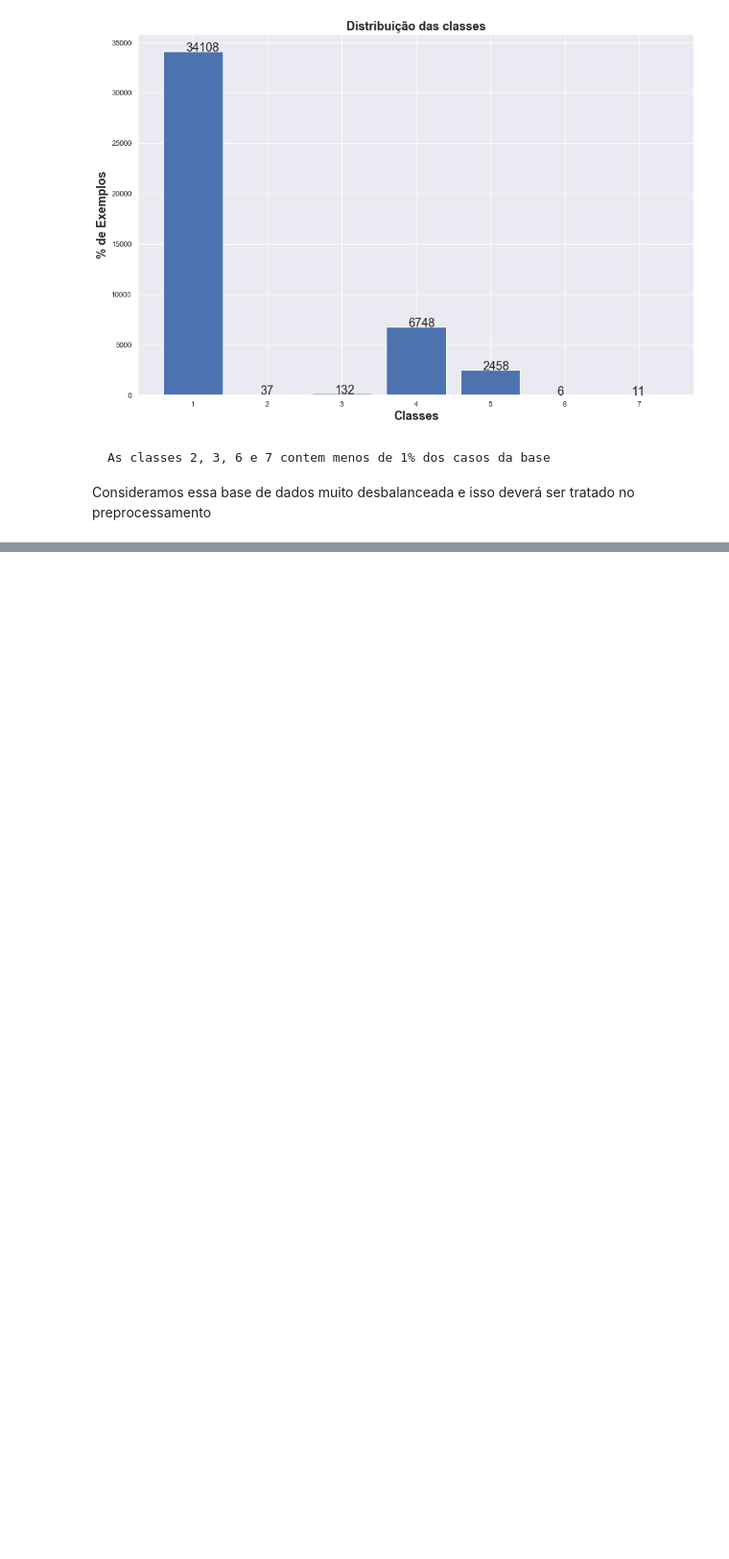
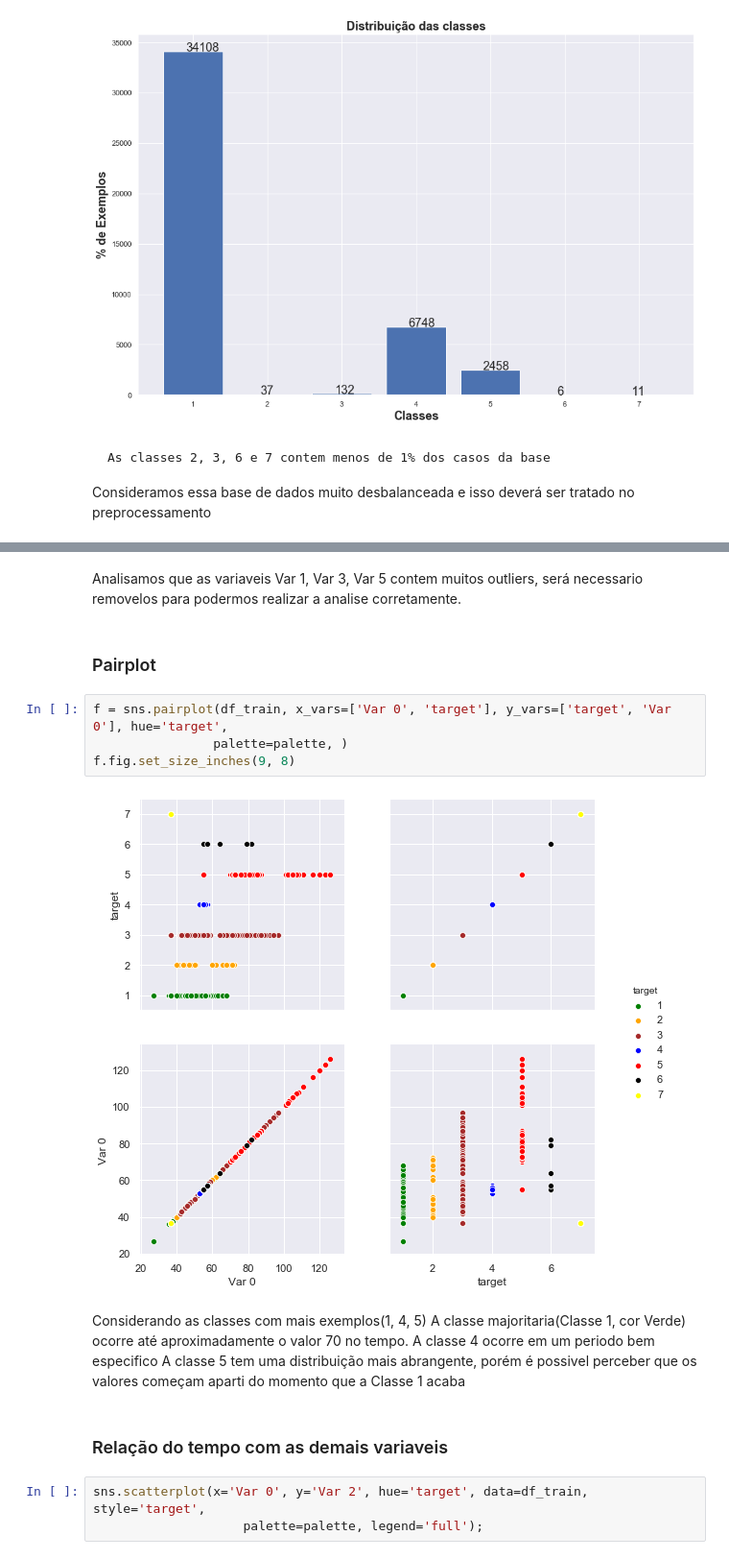
Before and after one commit to Fillipedem/UCI-Statlog-Shuttle, a Jupyter notebook: eda.ipynb, the cells around one changed output, grey strips where cells are left out. Shown at 96% size. Drawn from its saved outputs; the diff is of its cells as text; blank space fills up the shorter version.

```diff
--- a/eda.ipynb
+++ b/eda.ipynb
@@ -66,0 +82,20 @@ dist[1]
+# %% [markdown]
+Analisamos que as variaveis Var 1, Var 3, Var 5 contem muitos outliers, será necessario removelos para podermos realizar a analise corretamente.
+# %% [markdown]
+### Pairplot
+# %%
+f = sns.pairplot(df_train, x_vars=['Var 0', 'target'], y_vars=['target', 'Var 0'], hue='target',
+                palette=palette, )
+f.fig.set_size_inches(9, 8)
+# %% [output]
+[figure, added]
+# %% [markdown]
+Considerando as classes com mais exemplos(1, 4, 5)
+    A classe majoritaria(Classe 1, cor Verde) ocorre até aproximadamente o valor 70 no tempo.
+    A classe 4 ocorre em um periodo bem especifico
+    A classe 5 tem uma distribuição mais abrangente, porém é possivel perceber que os valores começam aparti do momento que a Classe 1 acaba
+# %% [markdown]
+### Relação do tempo com as demais variaveis
+# %%
+sns.scatterplot(x='Var 0', y='Var 2', hue='target', data=df_train, style='target',
+                    palette=palette, legend='full');
```
Also changed, not shown: parts of 12 cells of this notebook.
